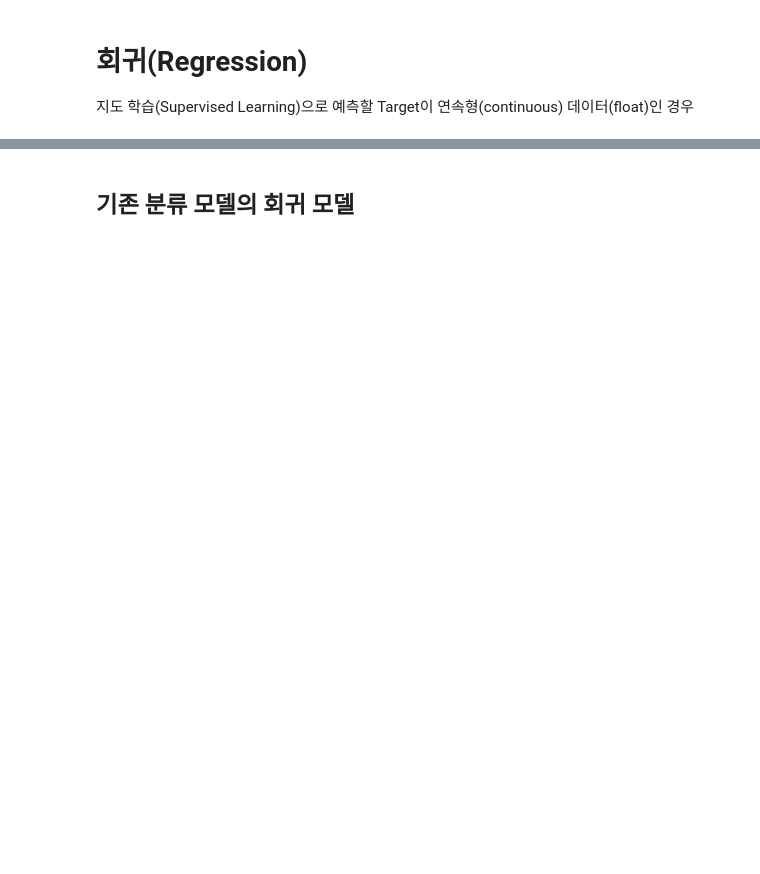
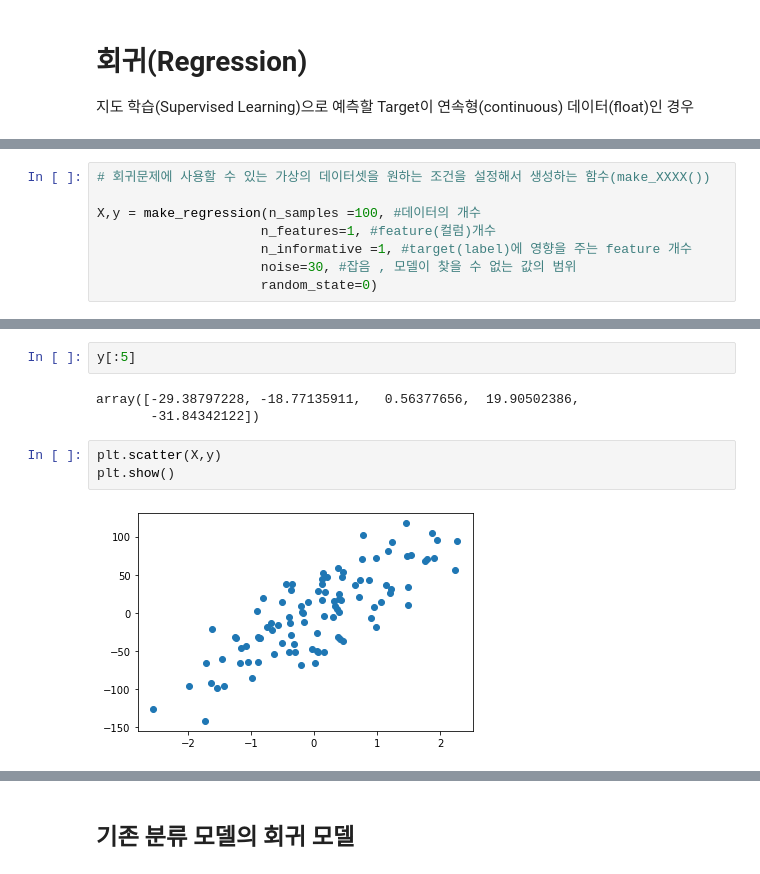
Before and after one commit to leejineui/Machine_Learning, a Jupyter notebook: 12_회귀모델개요와 평가지표.ipynb, the cells around one changed output, grey strips where cells are left out. Saved outputs shown, nothing was run; the diff lists cells and outputs as text; blank space fills up the shorter version.

```diff
--- a/12_회귀모델개요와 평가지표.ipynb
+++ b/12_회귀모델개요와 평가지표.ipynb
@@ -37,0 +57,8 @@
+# %%
+# 회귀문제에 사용할 수 있는 가상의 데이터셋을 원하는 조건을 설정해서 생성하는 함수(make_XXXX())
+
+X,y = make_regression(n_samples =100, #데이터의 개수
+                     n_features=1, #feature(컬럼)개수
+                     n_informative =1, #target(label)에 영향을 주는 feature 개수
+                     noise=30, #잡음 , 모델이 찾을 수 없는 값의 범위
+                     random_state=0)
@@ -37,0 +77,10 @@
+# %%
+y[:5]
+# %% [output]
+array([-29.38797228, -18.77135911,   0.56377656,  19.90502386,
+       -31.84342122])
+# %%
+plt.scatter(X,y)
+plt.show()
+# %% [output]
+[figure, added]
```
Also changed, not shown: parts of 33 cells of this notebook, 10 other files.
